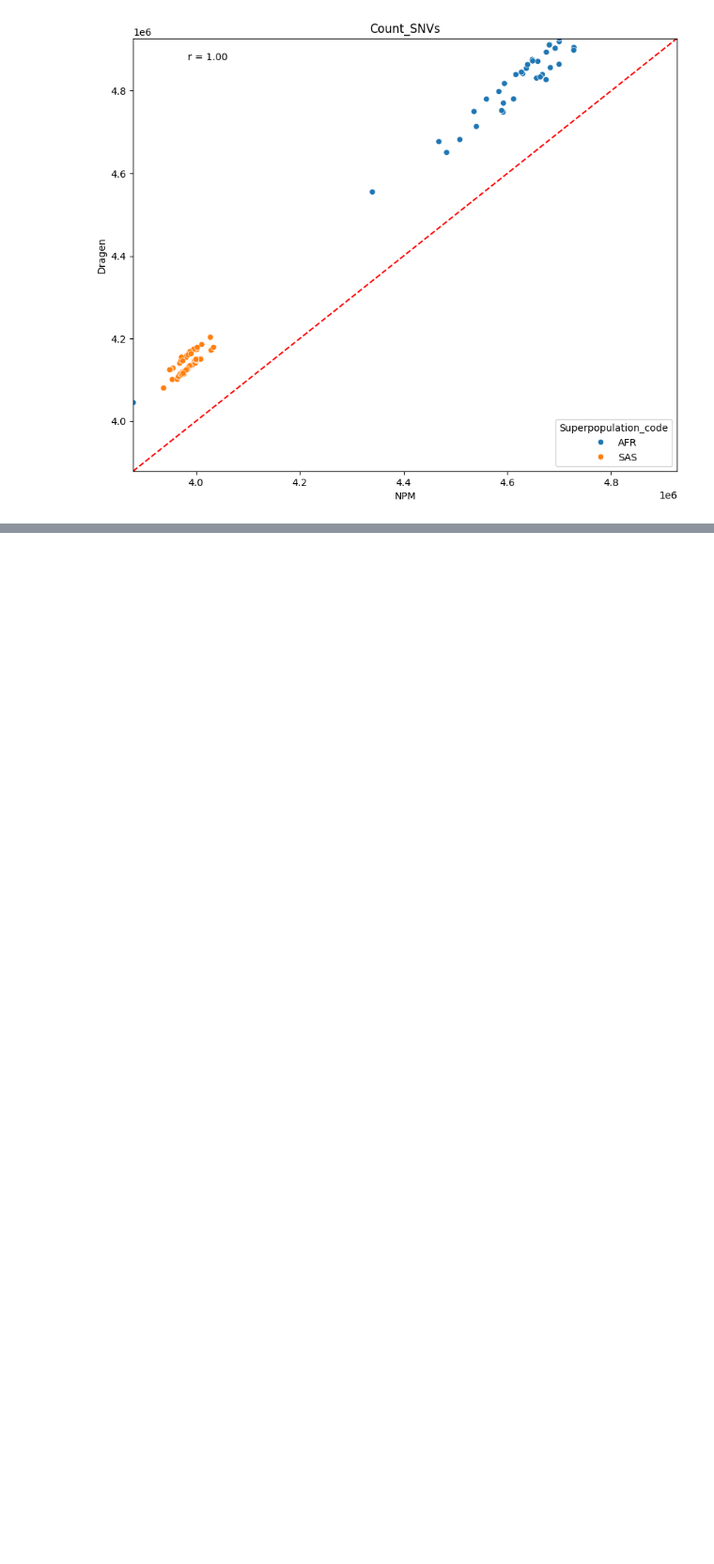
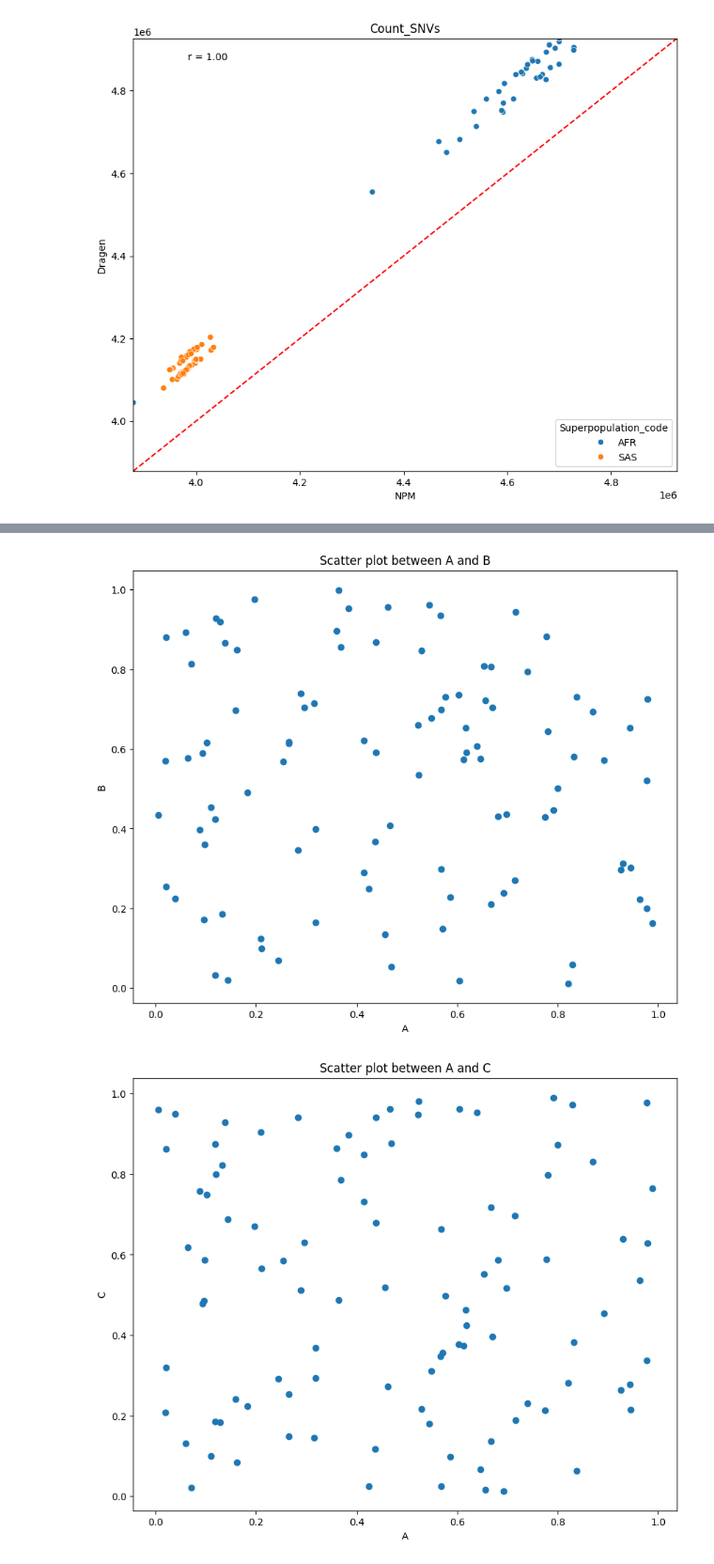
Before and after one commit to ga4gh/quality-control-wgs, a Jupyter notebook: benchmark_resources/stats/Metrics_correlation.ipynb, the cells around one changed output, grey strips where cells are left out. Shown at 94% size. Drawn from its saved outputs; the diff is of its cells as text; code cells hidden in the pictures; blank space fills up the shorter version.

```diff
--- a/benchmark_resources/stats/Metrics_correlation.ipynb
+++ b/benchmark_resources/stats/Metrics_correlation.ipynb
@@ -80,0 +142,32 @@ Text(0.1, 0.95, 'r = 1.00')
+# %%
+import pandas as pd
+import numpy as np
+import matplotlib.pyplot as plt
+
+# Step 1: Create a DataFrame with random data
+np.random.seed(0)
+data = {
+    'A': np.random.rand(100),
+    'B': np.random.rand(100),
+    'C': np.random.rand(100),
+    'D': np.random.rand(100),
+    'E': np.random.rand(100)
+}
+
+df = pd.DataFrame(data)
+
+# Step 2: Select a subset of columns
+selected_columns = ['A', 'B', 'C']
+
+# Step 3: Use a for loop to create scatter plots for the subset of columns
+for i in range(len(selected_columns)):
+    for j in range(i+1, len(selected_columns)):
+        plt.figure()
+        plt.scatter(df[selected_columns[i]], df[selected_columns[j]])
+        plt.xlabel(selected_columns[i])
+        plt.ylabel(selected_columns[j])
+        plt.title(f'Scatter plot between {selected_columns[i]} and {selected_columns[j]}')
+        plt.show()
+# %% [output]
+[figure, added]
+[figure, added]
```
Also changed, not shown: parts of 5 cells of this notebook.
